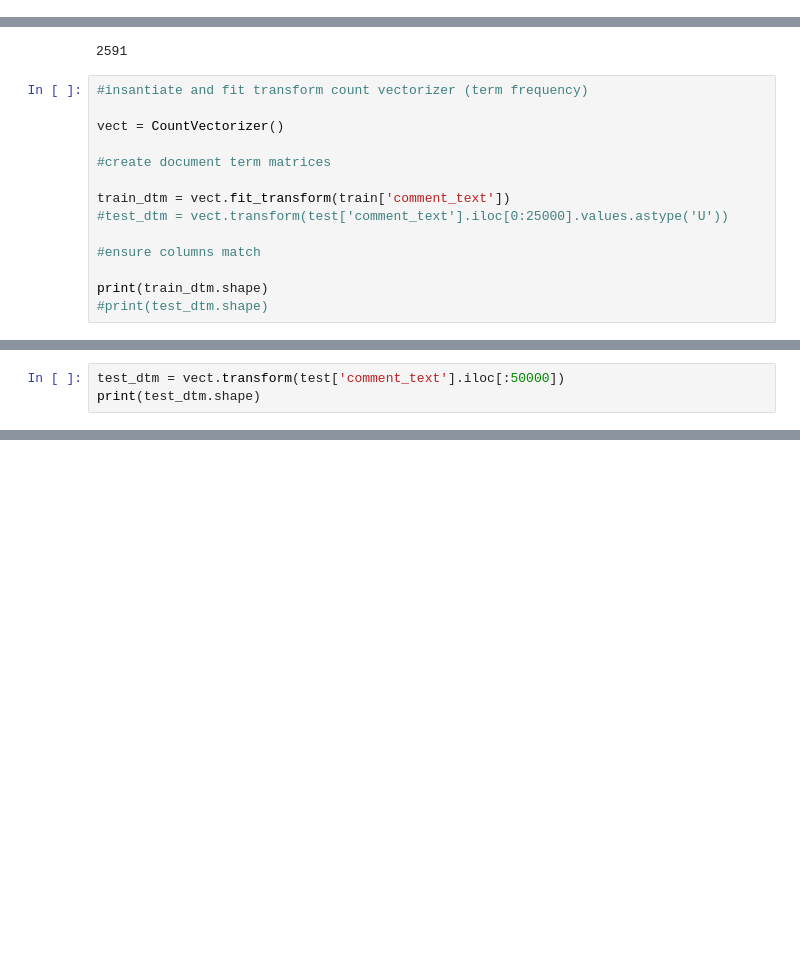
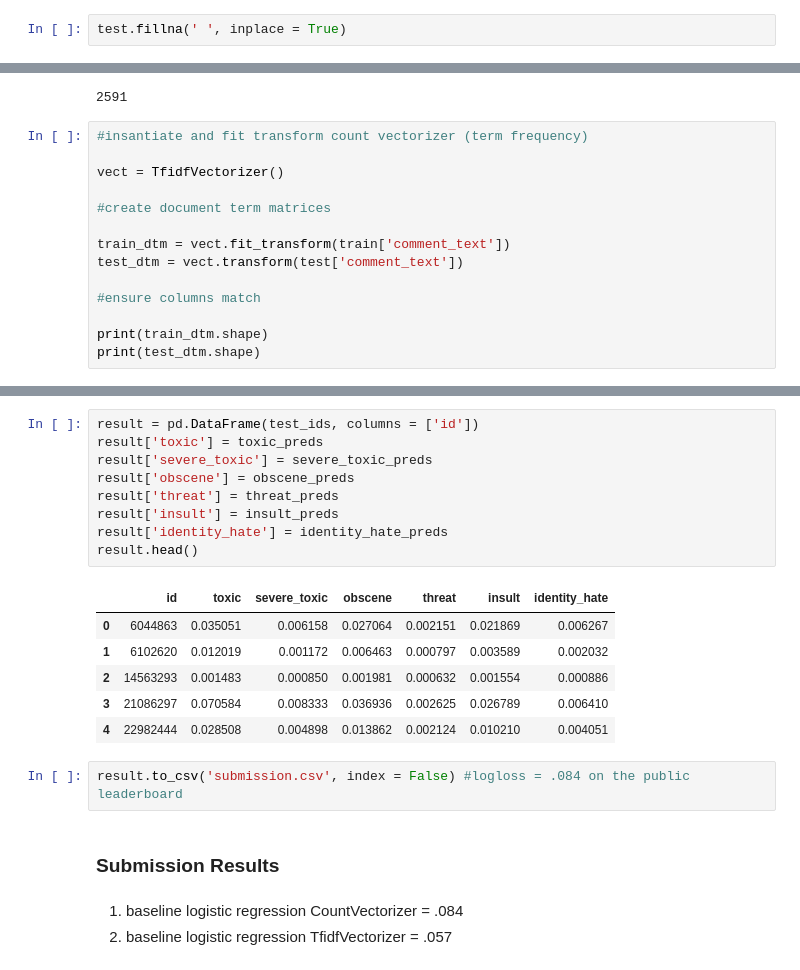
Before and after one commit to bay-area-dataphiles/toxic-comments, a Jupyter notebook: eda/ToxicCommentClassification.ipynb, the cells around one changed output, grey strips where cells are left out. Cells and saved outputs as stored; diff of their text form; blank space fills up the shorter version.

```diff
--- a/eda/ToxicCommentClassification.ipynb
+++ b/eda/ToxicCommentClassification.ipynb
@@ -91,6 +91,8 @@ Data columns (total 1 columns):
 comment_text    226997 non-null object
 dtypes: object(1)
 memory usage: 1.7+ MB
+# %%
+test.fillna(' ', inplace = True)
 # %%
 #how many rows of train and test
 
@@ -220,16 +222,16 @@ gc.collect()
 # %%
 #insantiate and fit transform count vectorizer (term frequency)
 
-vect = CountVectorizer()
+vect = TfidfVectorizer()
 
 #create document term matrices
 
 train_dtm = vect.fit_transform(train['comment_text'])
-#test_dtm = vect.transform(test['comment_text'].iloc[0:25000].values.astype('U'))
+test_dtm = vect.transform(test['comment_text'])
 
 #ensure columns match
 
 print(train_dtm.shape)
-#print(test_dtm.shape)
+print(test_dtm.shape)
 # %% [output]
 (95851, 139175)
@@ -236,3 +238,0 @@ print(train_dtm.shape)
-# %%
-test_dtm = vect.transform(test['comment_text'].iloc[:50000])
-print(test_dtm.shape)
@@ -328,0 +270,23 @@ identity_hate_result = pd.concat(identity_hate_frames)
+# %%
+result = pd.DataFrame(test_ids, columns = ['id'])
+result['toxic'] = toxic_preds
+result['severe_toxic'] = severe_toxic_preds
+result['obscene'] = obscene_preds
+result['threat'] = threat_preds
+result['insult'] = insult_preds
+result['identity_hate'] = identity_hate_preds
+result.head()
+# %% [output]
+|  | id | toxic | severe_toxic | obscene | threat | insult | identity_hate |
+| 0 | 6044863 | 0.035051 | 0.006158 | 0.027064 | 0.002151 | 0.021869 | 0.006267 |
+| 1 | 6102620 | 0.012019 | 0.001172 | 0.006463 | 0.000797 | 0.003589 | 0.002032 |
+| 2 | 14563293 | 0.001483 | 0.000850 | 0.001981 | 0.000632 | 0.001554 | 0.000886 |
+| 3 | 21086297 | 0.070584 | 0.008333 | 0.036936 | 0.002625 | 0.026789 | 0.006410 |
+| 4 | 22982444 | 0.028508 | 0.004898 | 0.013862 | 0.002124 | 0.010210 | 0.004051 |
+# %%
+result.to_csv('submission.csv', index = False) #logloss = .084 on the public leaderboard
+# %% [markdown]
+### Submission Results
+# %% [markdown]
+1. baseline logistic regression CountVectorizer = .084
+2. baseline logistic regression TfidfVectorizer = .057
```
Also changed, not shown: parts of 8 cells of this notebook.
